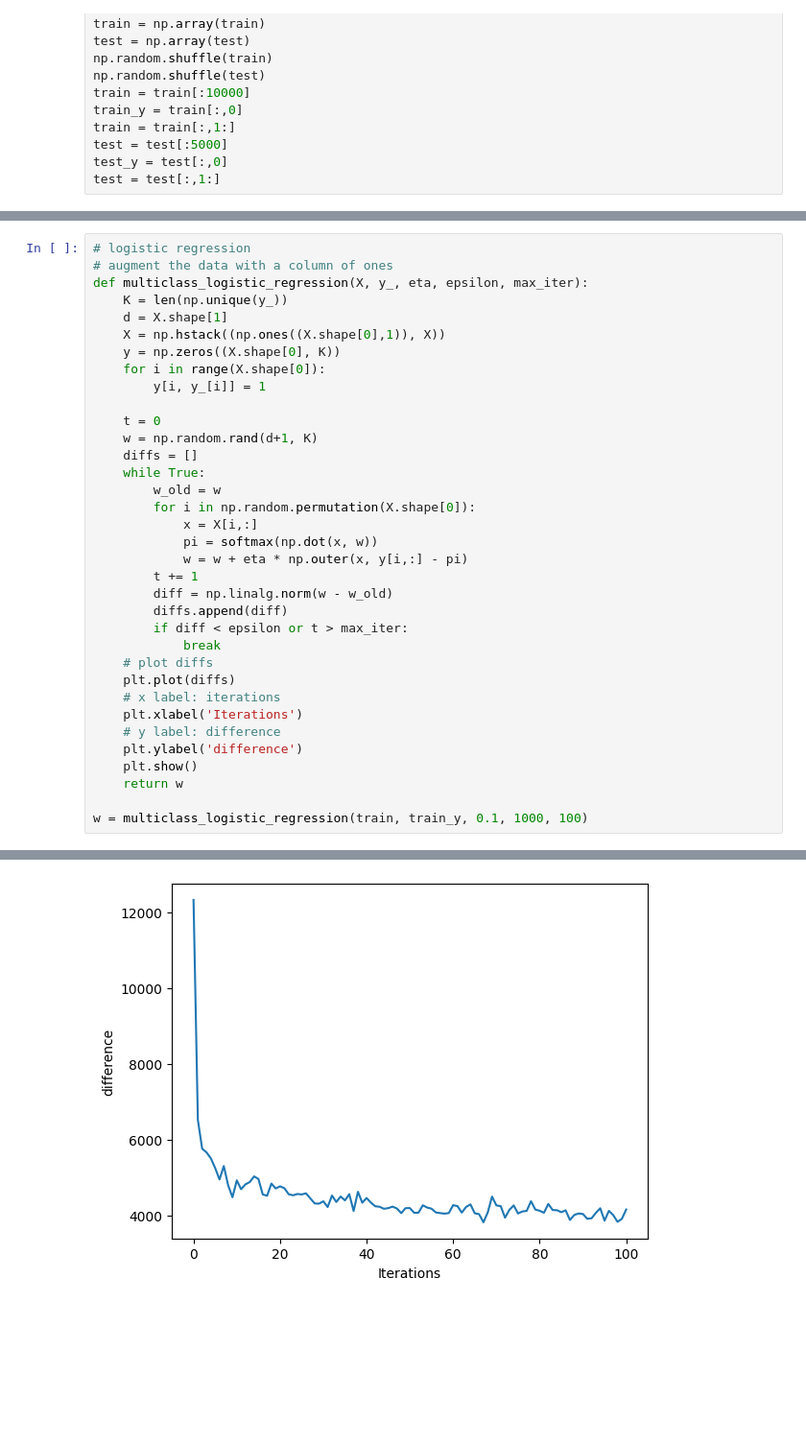
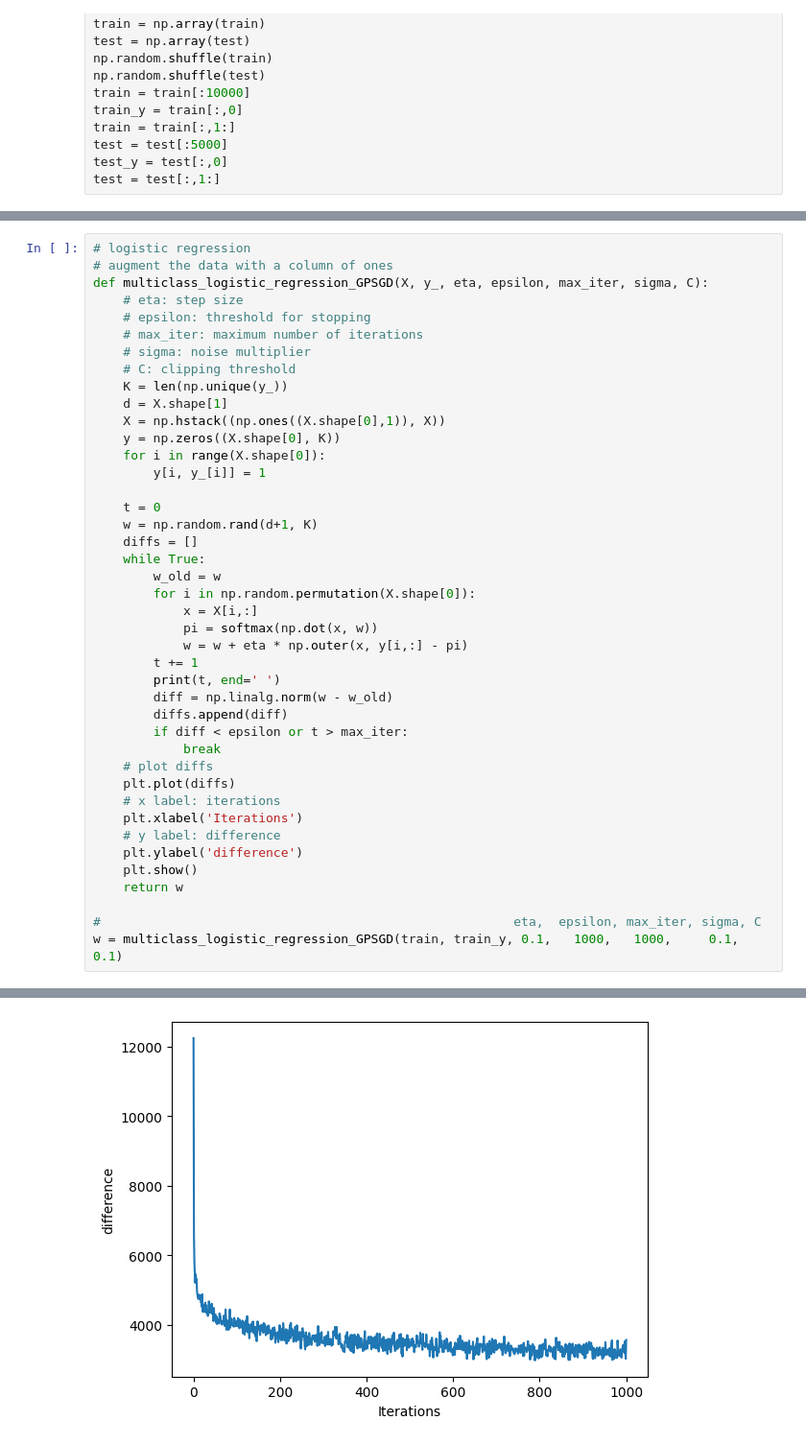
Before and after one commit to JohnF1103/ML-OPT-project, a Jupyter notebook: logistic_reg_fashion_dpsgd.ipynb, the cells around one changed output, grey strips where cells are left out. Shown: that part at 96% size. Drawn from its saved outputs; the diff is of its cells as text; blank space fills up the shorter version.

Commit message:
add numpy version of gpsgd, maybe working?

```diff
--- a/logistic_reg_fashion_dpsgd.ipynb
+++ b/logistic_reg_fashion_dpsgd.ipynb
@@ -38,7 +46,12 @@ Predicted: T-shirt/top
 # %%
 # logistic regression
 # augment the data with a column of ones
-def multiclass_logistic_regression(X, y_, eta, epsilon, max_iter):
+def multiclass_logistic_regression_GPSGD(X, y_, eta, epsilon, max_iter, sigma, C):
+    # eta: step size
+    # epsilon: threshold for stopping
+    # max_iter: maximum number of iterations
+    # sigma: noise multiplier
+    # C: clipping threshold
     K = len(np.unique(y_))
     d = X.shape[1]
     X = np.hstack((np.ones((X.shape[0],1)), X))
@@ -56,6 +69,7 @@ def multiclass_logistic_regression(X, y_, eta, epsilon, max_iter):
             pi = softmax(np.dot(x, w))
             w = w + eta * np.outer(x, y[i,:] - pi)
         t += 1
+        print(t, end=' ')
         diff = np.linalg.norm(w - w_old)
         diffs.append(diff)
         if diff < epsilon or t > max_iter:
@@ -69,5 +83,6 @@ def multiclass_logistic_regression(X, y_, eta, epsilon, max_iter):
     plt.show()
     return w
 
-w = multiclass_logistic_regression(train, train_y, 0.1, 1000, 100)
+#                                                       eta,  epsilon, max_iter, sigma, C
+w = multiclass_logistic_regression_GPSGD(train, train_y, 0.1,   1000,   1000,     0.1, 0.1)
 # %% [output]
@@ -74,4 +90,4 @@ w = multiclass_logistic_regression(train, train_y, 0.1, 1000, 100)
-[figure, old version]
+[figure, new version]
 # %%
 def predict(X, w):
     X = np.hstack((np.ones((X.shape[0],1)), X))
```
Also changed, not shown: parts of 5 cells of this notebook.
